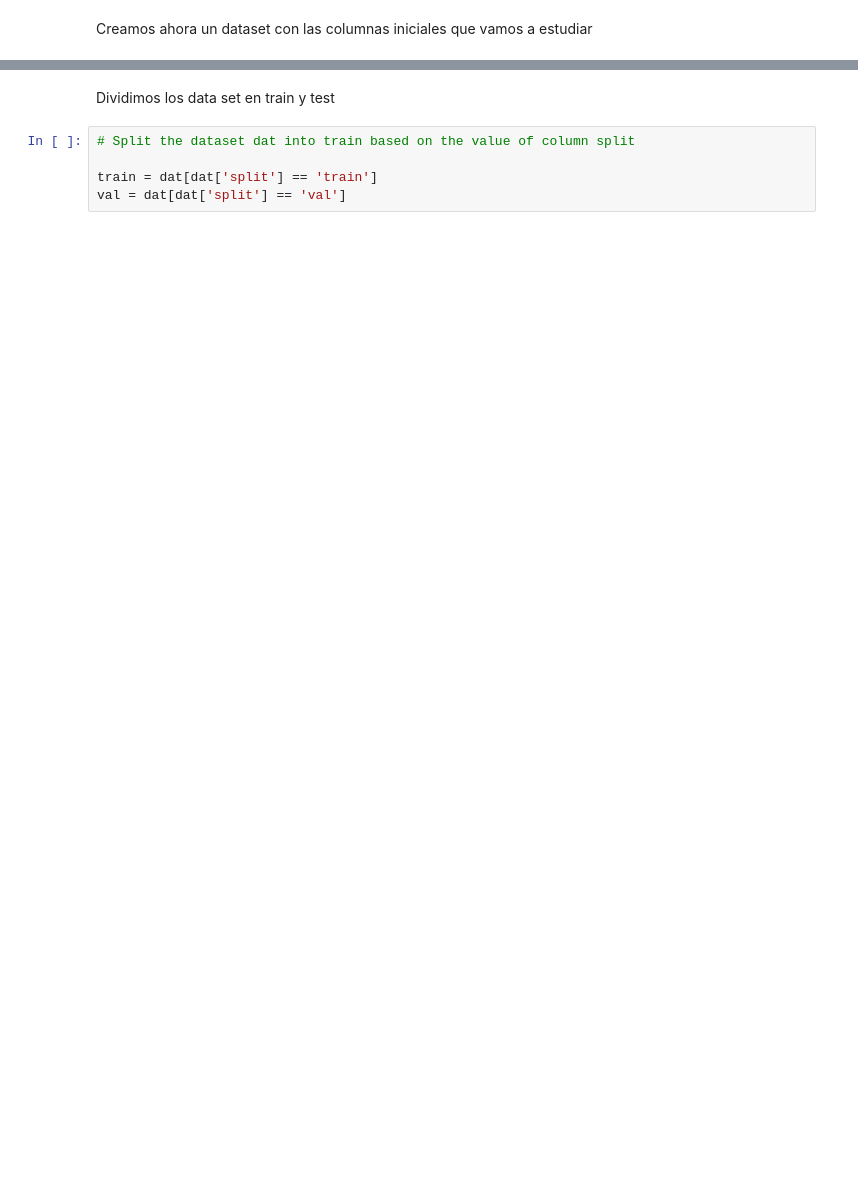
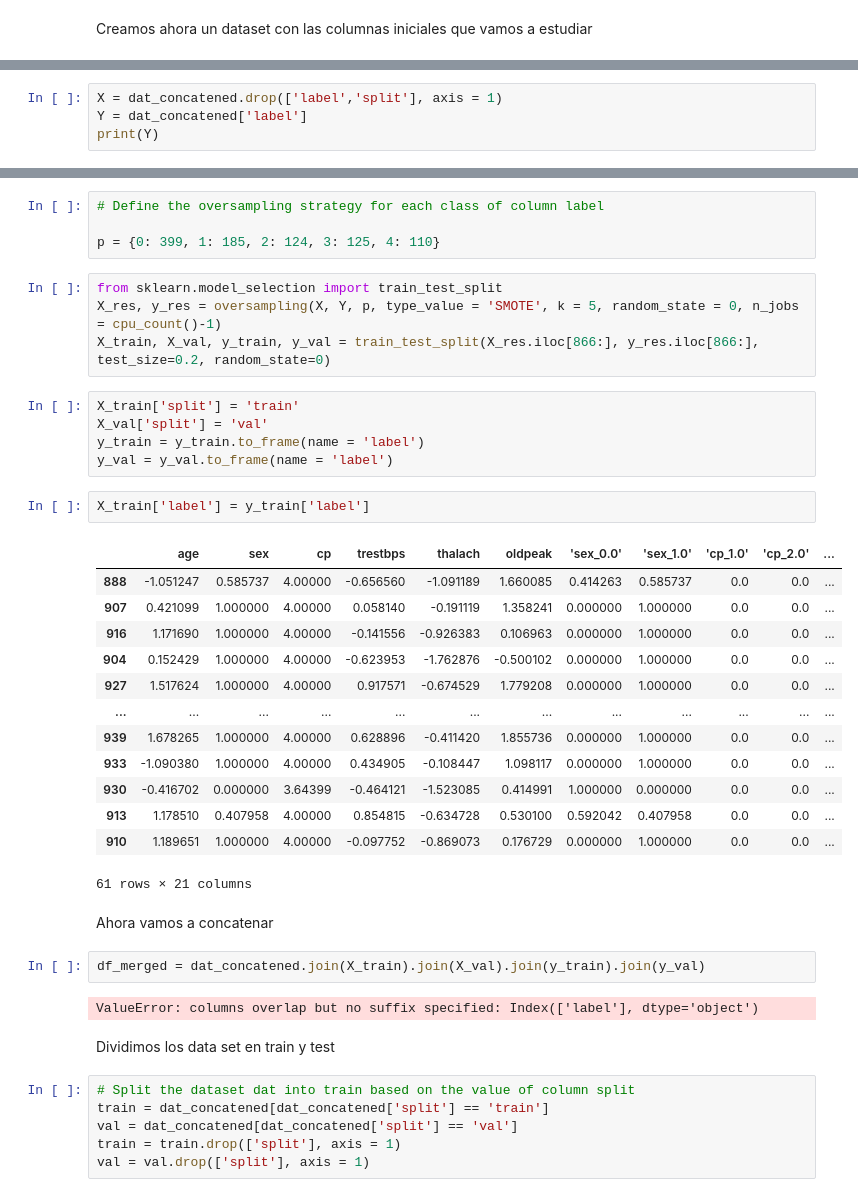
Before and after one commit to mimove/DATAPROJECT3, a Jupyter notebook: data_project3.ipynb, the cells around one changed output, grey strips where cells are left out. Saved outputs shown, nothing was run; the diff lists cells and outputs as text; blank space fills up the shorter version.

```diff
--- a/data_project3.ipynb
+++ b/data_project3.ipynb
@@ -526,0 +586,4 @@ dtype: int64
+# %%
+X = dat_concatened.drop(['label','split'], axis = 1)
+Y = dat_concatened['label']
+print(Y)
@@ -527,7 +603,43 @@ dtype: int64
+# %%
+# Define the oversampling strategy for each class of column label
+
+p = {0: 399, 1: 185, 2: 124, 3: 125, 4: 110}
+# %%
+from sklearn.model_selection import train_test_split
+X_res, y_res = oversampling(X, Y, p, type_value = 'SMOTE', k = 5, random_state = 0, n_jobs = cpu_count()-1)
+X_train, X_val, y_train, y_val = train_test_split(X_res.iloc[866:], y_res.iloc[866:], test_size=0.2, random_state=0)
+# %%
+X_train['split'] = 'train'
+X_val['split'] = 'val'
+y_train = y_train.to_frame(name = 'label')
+y_val = y_val.to_frame(name = 'label')
+# %%
+X_train['label'] = y_train['label']
+# %% [output]
+|  | age | sex | cp | trestbps | thalach | oldpeak | 'sex_0.0' | 'sex_1.0' | 'cp_1.0' | 'cp_2.0' | ... |
+| 888 | -1.051247 | 0.585737 | 4.00000 | -0.656560 | -1.091189 | 1.660085 | 0.414263 | 0.585737 | 0.0 | 0.0 | ... |
+| 907 | 0.421099 | 1.000000 | 4.00000 | 0.058140 | -0.191119 | 1.358241 | 0.000000 | 1.000000 | 0.0 | 0.0 | ... |
+| 916 | 1.171690 | 1.000000 | 4.00000 | -0.141556 | -0.926383 | 0.106963 | 0.000000 | 1.000000 | 0.0 | 0.0 | ... |
+| 904 | 0.152429 | 1.000000 | 4.00000 | -0.623953 | -1.762876 | -0.500102 | 0.000000 | 1.000000 | 0.0 | 0.0 | ... |
+| 927 | 1.517624 | 1.000000 | 4.00000 | 0.917571 | -0.674529 | 1.779208 | 0.000000 | 1.000000 | 0.0 | 0.0 | ... |
+| ... | ... | ... | ... | ... | ... | ... | ... | ... | ... | ... | ... |
+| 939 | 1.678265 | 1.000000 | 4.00000 | 0.628896 | -0.411420 | 1.855736 | 0.000000 | 1.000000 | 0.0 | 0.0 | ... |
+| 933 | -1.090380 | 1.000000 | 4.00000 | 0.434905 | -0.108447 | 1.098117 | 0.000000 | 1.000000 | 0.0 | 0.0 | ... |
+| 930 | -0.416702 | 0.000000 | 3.64399 | -0.464121 | -1.523085 | 0.414991 | 1.000000 | 0.000000 | 0.0 | 0.0 | ... |
+| 913 | 1.178510 | 0.407958 | 4.00000 | 0.854815 | -0.634728 | 0.530100 | 0.592042 | 0.407958 | 0.0 | 0.0 | ... |
+| 910 | 1.189651 | 1.000000 | 4.00000 | -0.097752 | -0.869073 | 0.176729 | 0.000000 | 1.000000 | 0.0 | 0.0 | ... |
+61 rows × 21 columns
+# %% [markdown]
+Ahora vamos a concatenar
+# %%
+df_merged = dat_concatened.join(X_train).join(X_val).join(y_train).join(y_val)
+# %% [output]
+ValueError: columns overlap but no suffix specified: Index(['label'], dtype='object')
 # %% [markdown]
 Dividimos los data set en train y test
 # %%
 # Split the dataset dat into train based on the value of column split
-
-train = dat[dat['split'] == 'train']
-val = dat[dat['split'] == 'val']
+train = dat_concatened[dat_concatened['split'] == 'train']
+val = dat_concatened[dat_concatened['split'] == 'val']
+train = train.drop(['split'], axis = 1)
+val = val.drop(['split'], axis = 1)
```
Also changed, not shown: parts of 16 cells of this notebook.
